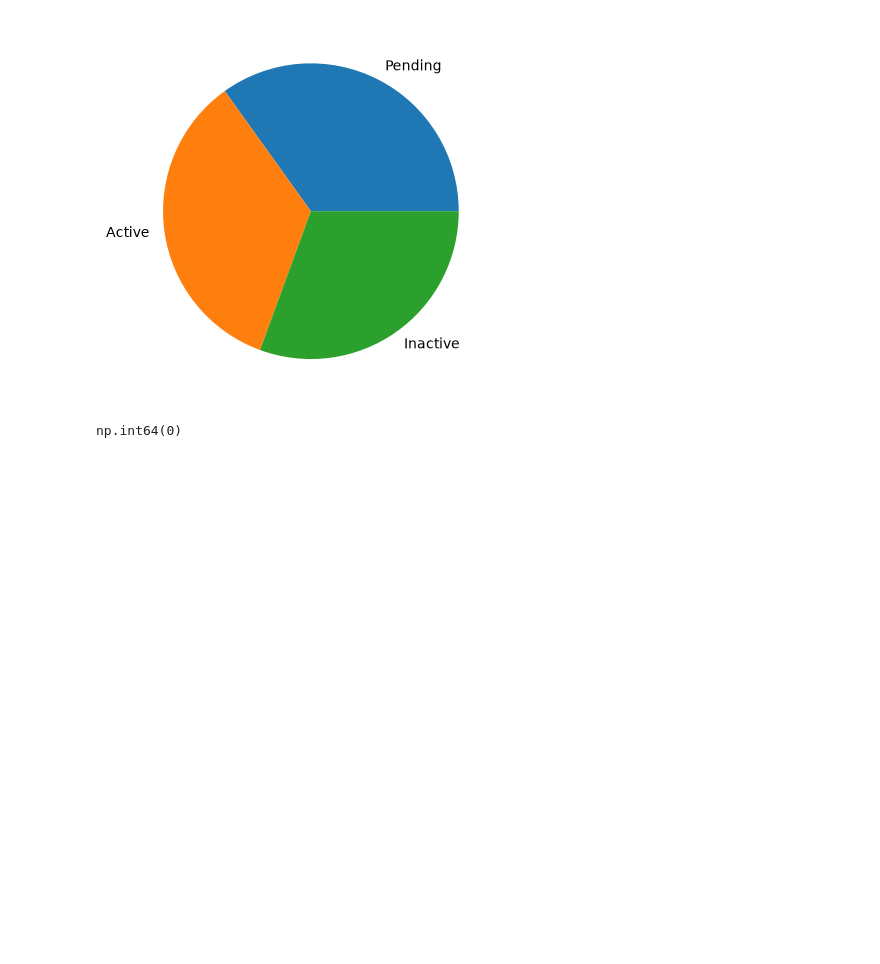
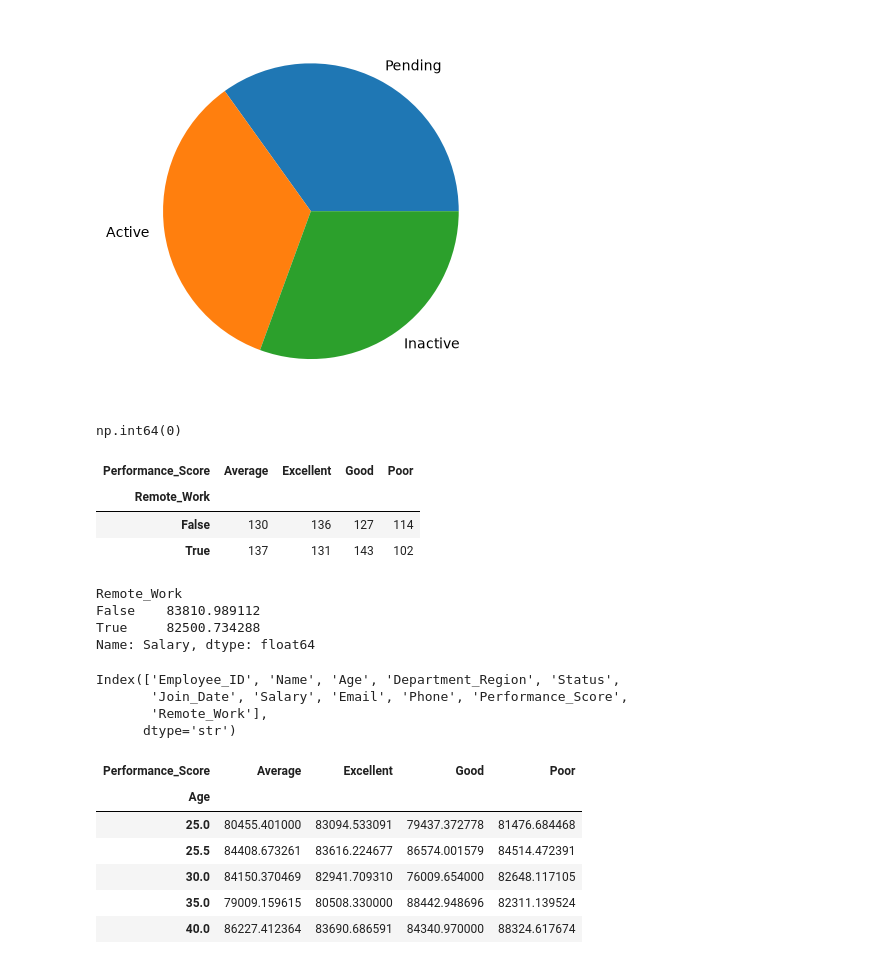
Before and after one commit to aayushmanz/Python-For-Data-Science, a Jupyter notebook: Pandas in Python/Practice in pandas/Practice_9_.Messy_Employee.ipynb, the cells around one changed output. Cells and saved outputs as stored; diff of their text form; code cells hidden in the pictures; blank space fills up the shorter version.

Commit message:
Add pivot table analysis for employee performance and salary by remote work status and age

```diff
--- a/Pandas in Python/Practice in pandas/Practice_9_.Messy_Employee.ipynb
+++ b/Pandas in Python/Practice in pandas/Practice_9_.Messy_Employee.ipynb
@@ -194,3 +194,36 @@ plt.pie(status,labels=status.index)
 df['Employee_ID'].duplicated().sum()  # ok there is not duplicates.
 # %% [output]
 np.int64(0)
+# %%
+df.pivot_table(values='Name', columns='Performance_Score', index='Remote_Work', aggfunc='count')
+# %% [output]
+| Performance_Score | Average | Excellent | Good | Poor |
+| Remote_Work |  |  |  |  |
+| False | 130 | 136 | 127 | 114 |
+| True | 137 | 131 | 143 | 102 |
+# %%
+df.groupby('Remote_Work')['Salary'].mean()
+
+# ok so remote work employee are almost equal.
+# %% [output]
+Remote_Work
+False    83810.989112
+True     82500.734288
+Name: Salary, dtype: float64
+# %%
+df.columns
+# %% [output]
+Index(['Employee_ID', 'Name', 'Age', 'Department_Region', 'Status',
+       'Join_Date', 'Salary', 'Email', 'Phone', 'Performance_Score',
+       'Remote_Work'],
+      dtype='str')
+# %%
+df.pivot_table(values='Salary', columns='Performance_Score', index='Age')
+# %% [output]
+| Performance_Score | Average | Excellent | Good | Poor |
+| Age |  |  |  |  |
+| 25.0 | 80455.401000 | 83094.533091 | 79437.372778 | 81476.684468 |
+| 25.5 | 84408.673261 | 83616.224677 | 86574.001579 | 84514.472391 |
+| 30.0 | 84150.370469 | 82941.709310 | 76009.654000 | 82648.117105 |
+| 35.0 | 79009.159615 | 80508.330000 | 88442.948696 | 82311.139524 |
+| 40.0 | 86227.412364 | 83690.686591 | 84340.970000 | 88324.617674 |
```
